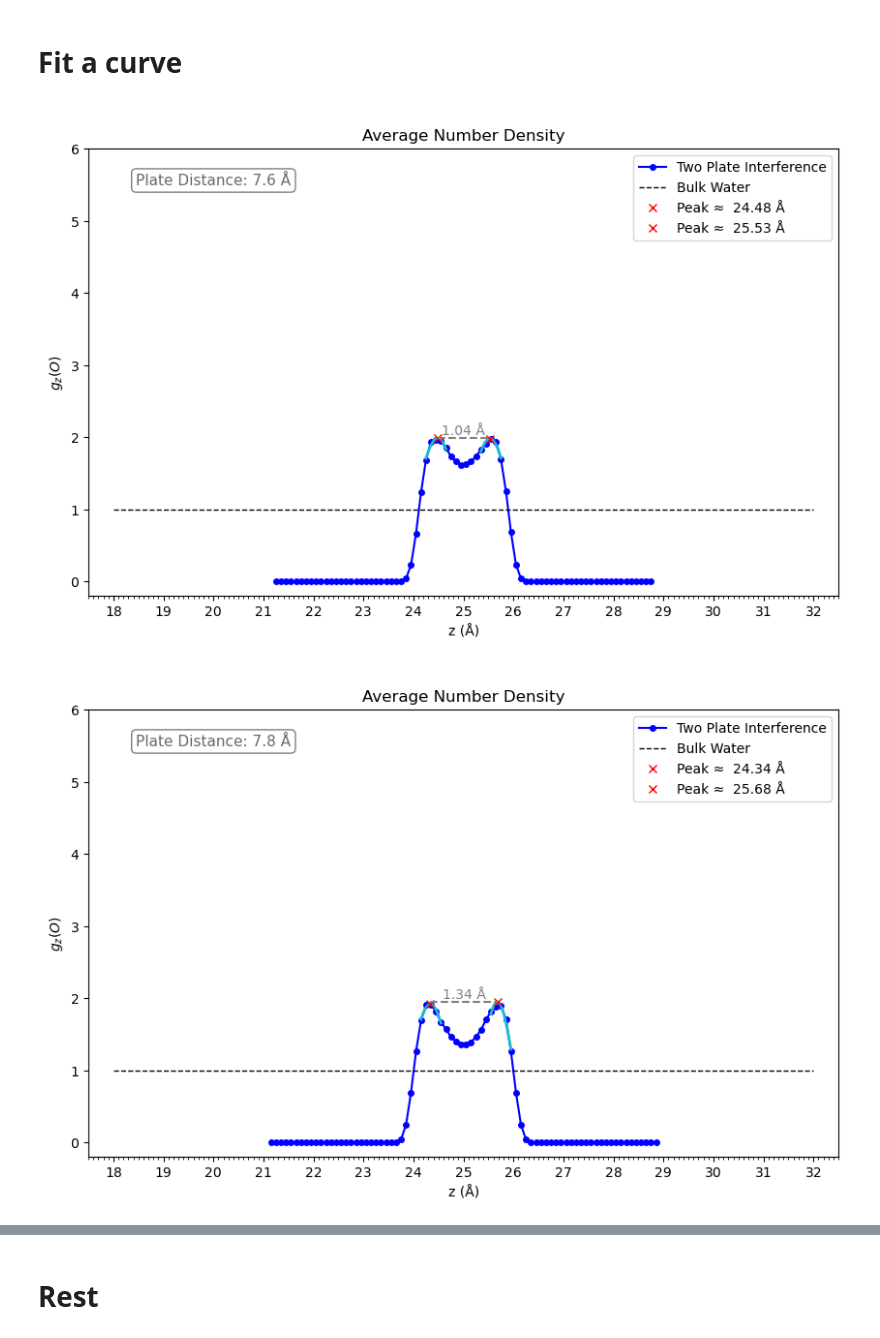
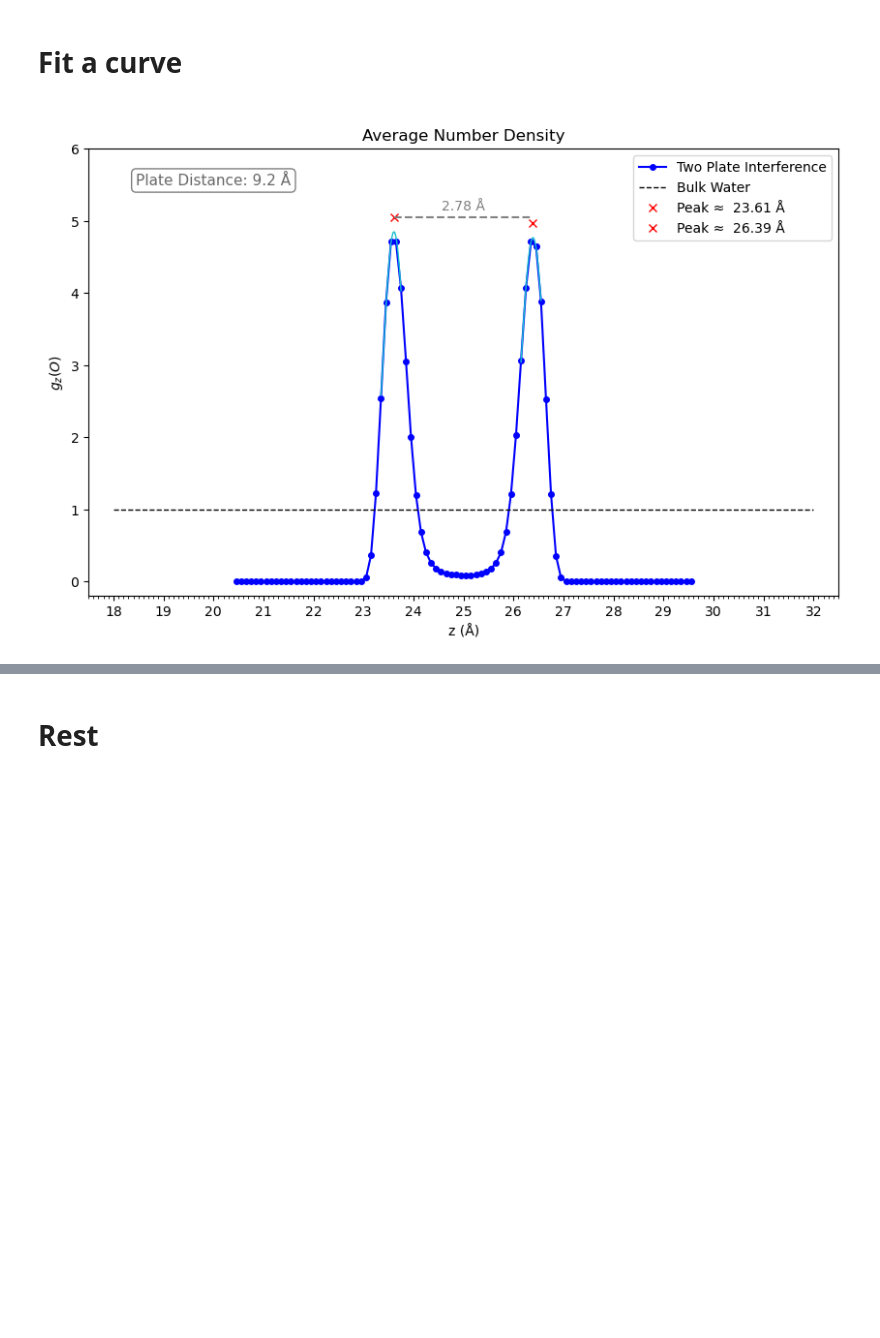
Before and after one commit to arghavanvg/hydrophobic-plates-analysis, a Jupyter notebook: gZ_plot.ipynb, the cells around one changed output, grey strips where cells are left out. Drawn from its saved outputs; the diff is of its cells as text; code cells hidden in the pictures; blank space fills up the shorter version.

```diff
--- a/gZ_plot.ipynb
+++ b/gZ_plot.ipynb
@@ -88,9 +88,9 @@ import matplotlib.ticker as ticker
 
 # d = 76 #102
 
-for d in range(76, 103, 2):
+for d in range(92, 93, 2):
     d_in_angstrom = d / 10
-    input_path = f'/Users/arghavan/lab/hp-results/gz-data/'
+    input_path = f'/Users/arghavan/lab/hp-results/gZ/raw_data/'
     data_file = f'{input_path}{d_in_angstrom}A.dat'
 
     data = np.loadtxt(data_file, skiprows=1)
@@ -136,39 +136,37 @@ for d in range(76, 103, 2):
 
             # saving peak info
             fitted_peaks.append((x_peak, y_peak))
-
             # fitting
             x_dense = np.linspace(x_fit.min(), x_fit.max(), 500)
-            plt.plot(x_dense, gaussian(x_dense, *popt), 'tab:cyan', linewidth = 2)
-            plt.plot(x_peak, y_peak, 'rx', label=f'Peak ≈  {x_peak:.2f} Å')
+            plt.plot(x_dense, gaussian(x_dense, *popt), 'tab:cyan', linewidth = 1)
+            plt.plot(x_peak, y_peak+0.2, 'rx', label=f'Peak ≈  {x_peak:.2f} Å')
 
         except RuntimeError:
             print(f"Fit failed for peak near x = {x0_guess:.2f}")
 
     # show the distance
     if len(fitted_peaks) >= 2:
         fitted_peaks.sort()  # sort by x
         x1, y1 = fitted_peaks[0]
         x2, y2 = fitted_peaks[1]
         y_line = max(y1, y2)
-        plt.hlines(y=y_line, xmin=x1, xmax=x2, color='gray', linestyle='--')
-        plt.text((x1 + x2) / 2, y_line + 0.1, f"{x2 - x1:.2f} Å", ha='center', fontsize=10, color='gray')
+        plt.hlines(y=y_line+0.2, xmin=x1, xmax=x2, color='gray', linestyle='--')
+        plt.text((x1 + x2) / 2, y_line + 0.3, f"{x2 - x1:.2f} Å", ha='center', fontsize=10, color='gray')
         # plt.text(x1, y_line + 0.1, f"{y1:.2f}", ha='center', fontsize=10, color='gray')
         # plt.text(x2, y_line + 0.1, f"{y2:.2f}", ha='center', fontsize=10, color='gray')
 
     plt.text(20, 5.5, f"Plate Distance: {d_in_angstrom} Å", ha='center', fontsize=11, color='dimgrey',
              bbox=dict(facecolor='white', edgecolor='gray', boxstyle='round,pad=0.3'))
     # plt.text(25, 5.63, f"Plate Distance: {d_in_angstrom} Å", ha='center', fontsize=11, color='black',
     #          bbox=dict(facecolor='white', edgecolor='k', boxstyle='round,pad=0.3'))
     plt.title(f'\nAverage Number Density')
     plt.xlabel('z (Å)')
     plt.ylabel(r'$g_z(O)$')
     plt.legend()
     plt.ylim(-0.2, 6)
     plt.xlim(17.5,32.5)
     plt.gca().xaxis.set_major_locator(ticker.MultipleLocator(1))
     plt.gca().xaxis.set_minor_locator(ticker.MultipleLocator(0.1))
-    plt.savefig(f"{input_path}/axises_fixed_with_fit_gZ_{d_in_angstrom}.png", dpi=300)
+    plt.savefig(f"{input_path}/data_peak_gZ_{d_in_angstrom}.png", dpi=300)
 # %% [output]
-[figure, old version]
+[figure, new version]
-[figure, removed]
```
Also changed, not shown: parts of 2 cells of this notebook, 5 other files.
